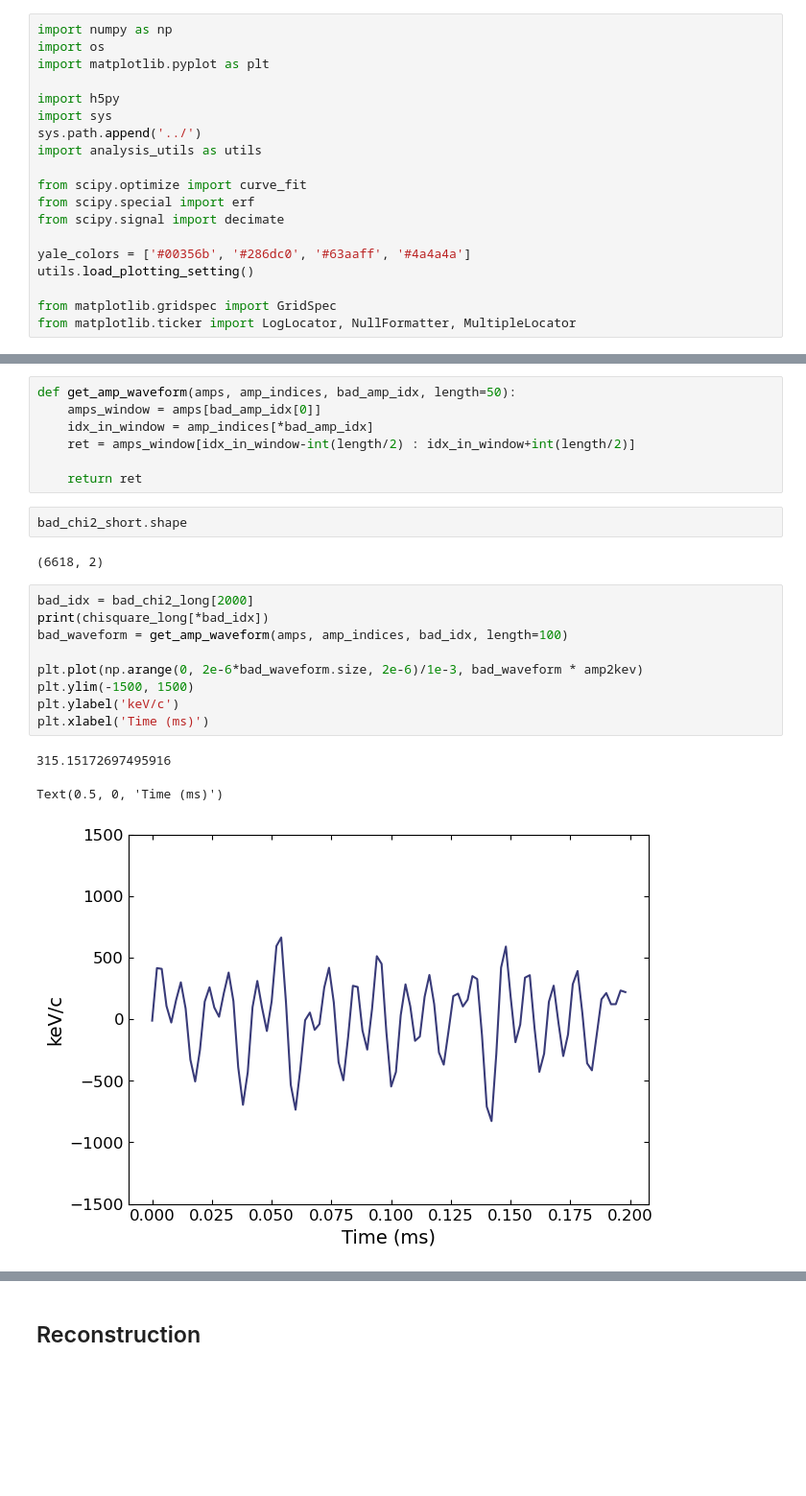
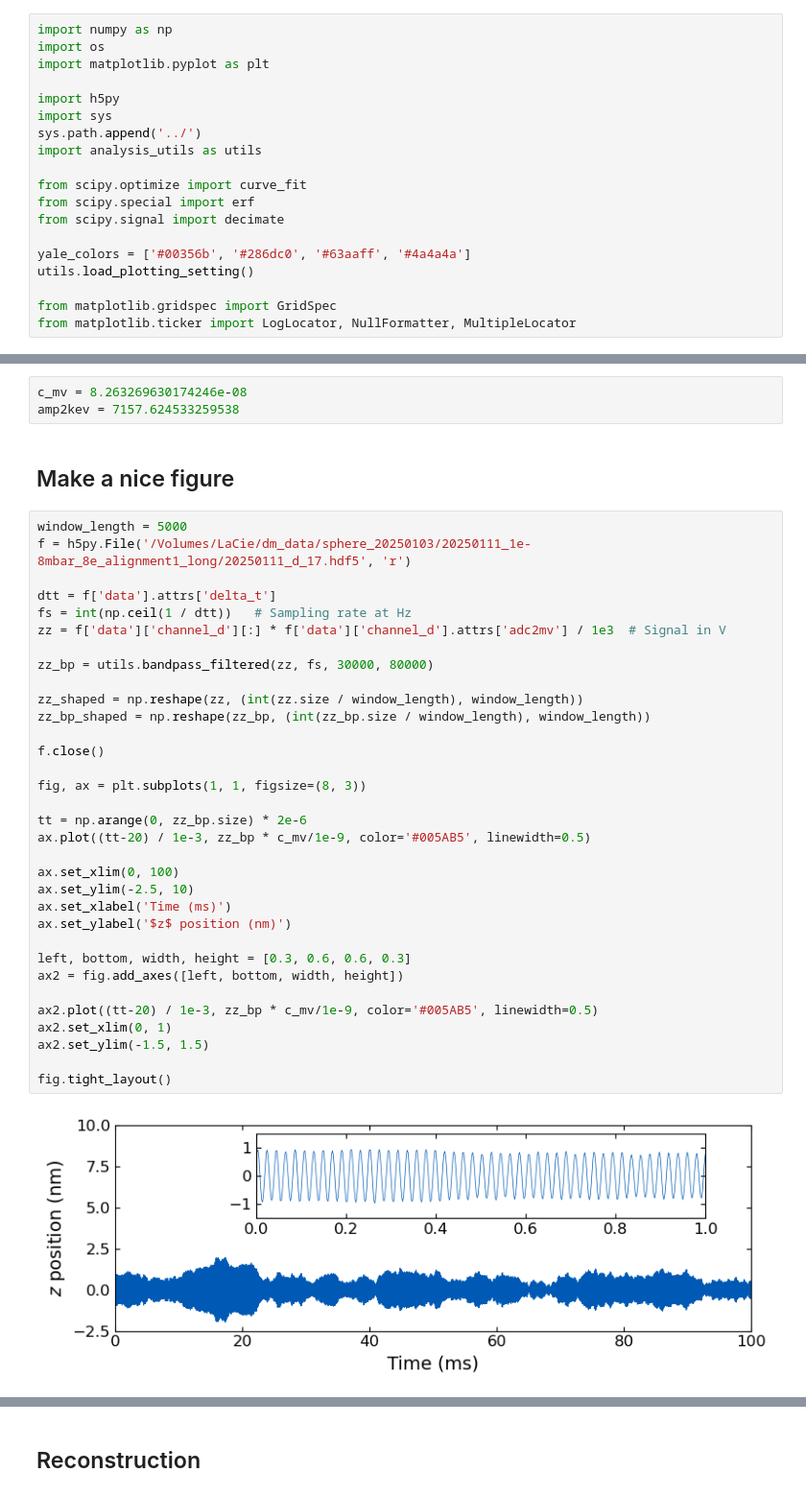
Before and after one commit to yuhants/dm_nanospheres, a Jupyter notebook: analysis_notebooks/sphere_combined_reconstruction.ipynb, the cells around one changed output, grey strips where cells are left out. Shown at 96% size. Cells and saved outputs as stored; diff of their text form; blank space fills up the shorter version.

```diff
--- a/analysis_notebooks/sphere_combined_reconstruction.ipynb
+++ b/analysis_notebooks/sphere_combined_reconstruction.ipynb
@@ -113,24 +20,40 @@ bad_chi2_short = np.asarray(np.nonzero(chisquare_short > 150)).T
-# %%
-def get_amp_waveform(amps, amp_indices, bad_amp_idx, length=50):
-    amps_window = amps[bad_amp_idx[0]]
-    idx_in_window = amp_indices[*bad_amp_idx]
-    ret = amps_window[idx_in_window-int(length/2) : idx_in_window+int(length/2)]
-
-    return ret
-# %%
-bad_chi2_short.shape
-# %% [output]
-(6618, 2)
-# %%
-bad_idx = bad_chi2_long[2000]
-print(chisquare_long[*bad_idx])
-bad_waveform = get_amp_waveform(amps, amp_indices, bad_idx, length=100)
-
-plt.plot(np.arange(0, 2e-6*bad_waveform.size, 2e-6)/1e-3, bad_waveform * amp2kev)
-plt.ylim(-1500, 1500)
-plt.ylabel('keV/c')
-plt.xlabel('Time (ms)')
-# %% [output]
-315.15172697495916
-Text(0.5, 0, 'Time (ms)')
-[figure, removed]
+# %%
+c_mv = 8.263269630174246e-08
+amp2kev = 7157.624533259538
+# %% [markdown]
+## Make a nice figure
+# %%
+window_length = 5000
+f = h5py.File('/Volumes/LaCie/dm_data/sphere_20250103/20250111_1e-8mbar_8e_alignment1_long/20250111_d_17.hdf5', 'r')
+
+dtt = f['data'].attrs['delta_t']
+fs = int(np.ceil(1 / dtt))   # Sampling rate at Hz
+zz = f['data']['channel_d'][:] * f['data']['channel_d'].attrs['adc2mv'] / 1e3  # Signal in V
+
+zz_bp = utils.bandpass_filtered(zz, fs, 30000, 80000)
+
+zz_shaped = np.reshape(zz, (int(zz.size / window_length), window_length))
+zz_bp_shaped = np.reshape(zz_bp, (int(zz_bp.size / window_length), window_length))
+
+f.close()
+
+fig, ax = plt.subplots(1, 1, figsize=(8, 3))
+
+tt = np.arange(0, zz_bp.size) * 2e-6
+ax.plot((tt-20) / 1e-3, zz_bp * c_mv/1e-9, color='#005AB5', linewidth=0.5)
+
+ax.set_xlim(0, 100)
+ax.set_ylim(-2.5, 10)
+ax.set_xlabel('Time (ms)')
+ax.set_ylabel('$z$ position (nm)')
+
+left, bottom, width, height = [0.3, 0.6, 0.6, 0.3]
+ax2 = fig.add_axes([left, bottom, width, height])
+
+ax2.plot((tt-20) / 1e-3, zz_bp * c_mv/1e-9, color='#005AB5', linewidth=0.5)
+ax2.set_xlim(0, 1)
+ax2.set_ylim(-1.5, 1.5)
+
+fig.tight_layout()
+# %% [output]
+[figure, added]
```
Also changed, not shown: parts of 103 cells of this notebook, 5 other files.
